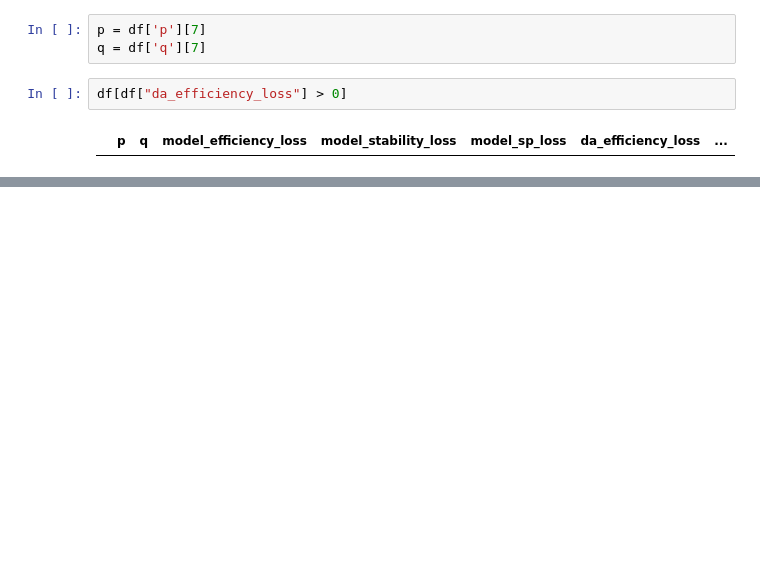
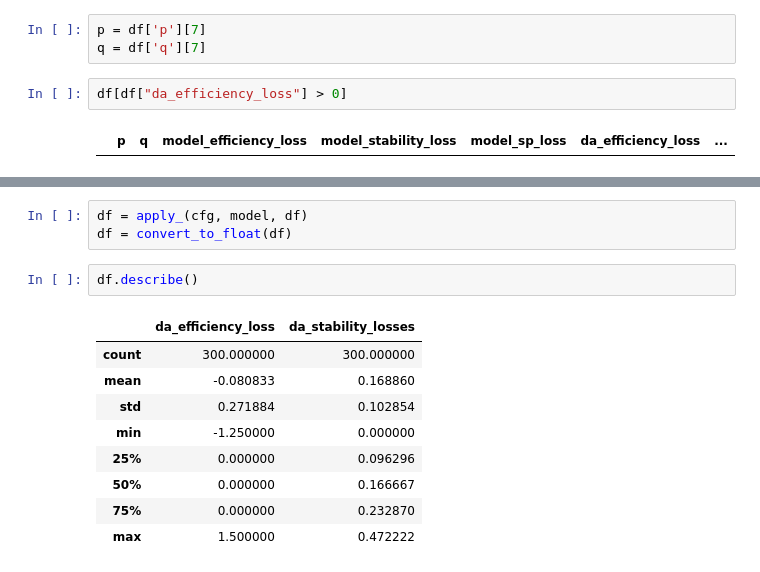
Before and after one commit to meina-t/matching_with_dl, a Jupyter notebook: old/dual_primal_matching.ipynb, the cells around one changed output, grey strips where cells are left out. Saved outputs shown, nothing was run; the diff lists cells and outputs as text; blank space fills up the shorter version.

```diff
--- a/dual_primal_matching.ipynb
+++ b/old/dual_primal_matching.ipynb
@@ -503,0 +529,15 @@ df[df["da_efficiency_loss"] > 0]
+# %%
+df = apply_(cfg, model, df)
+df = convert_to_float(df)
+# %%
+df.describe()
+# %% [output]
+|  | da_efficiency_loss | da_stability_losses |
+| count | 300.000000 | 300.000000 |
+| mean | -0.080833 | 0.168860 |
+| std | 0.271884 | 0.102854 |
+| min | -1.250000 | 0.000000 |
+| 25% | 0.000000 | 0.096296 |
+| 50% | 0.000000 | 0.166667 |
+| 75% | 0.000000 | 0.232870 |
+| max | 1.500000 | 0.472222 |
```
Also changed, not shown: parts of 11 cells of this notebook, 16 other files.
